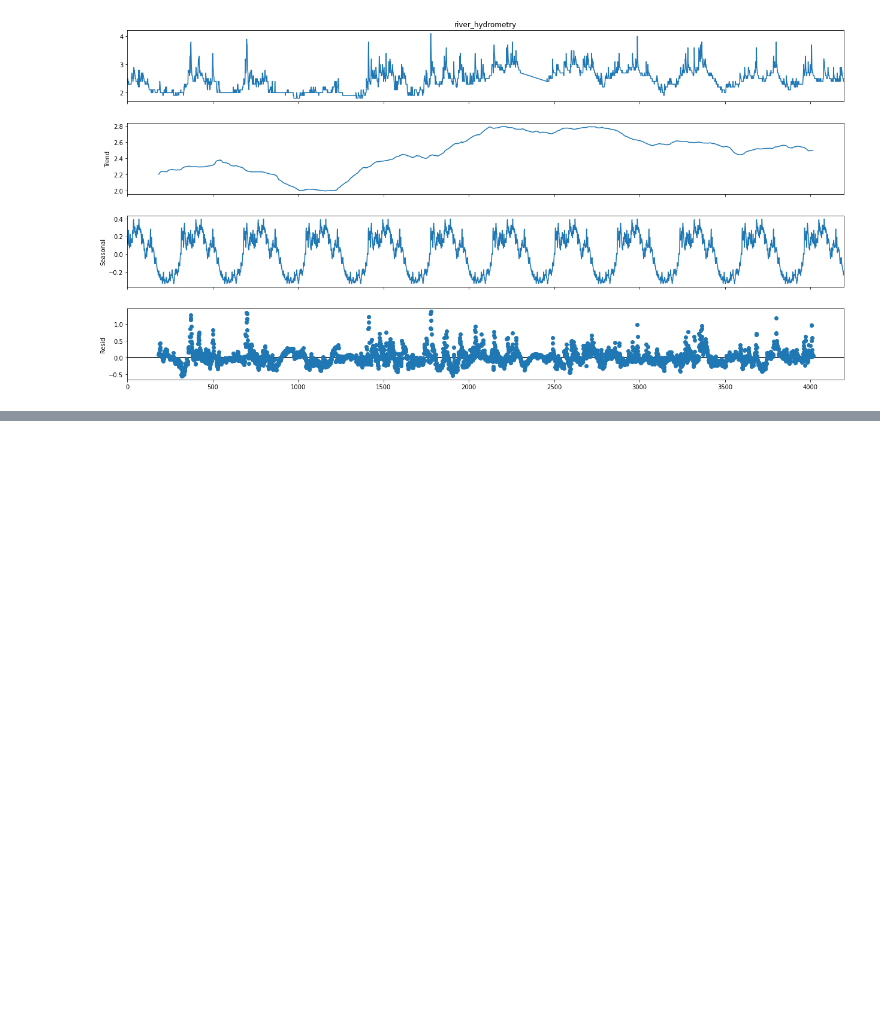
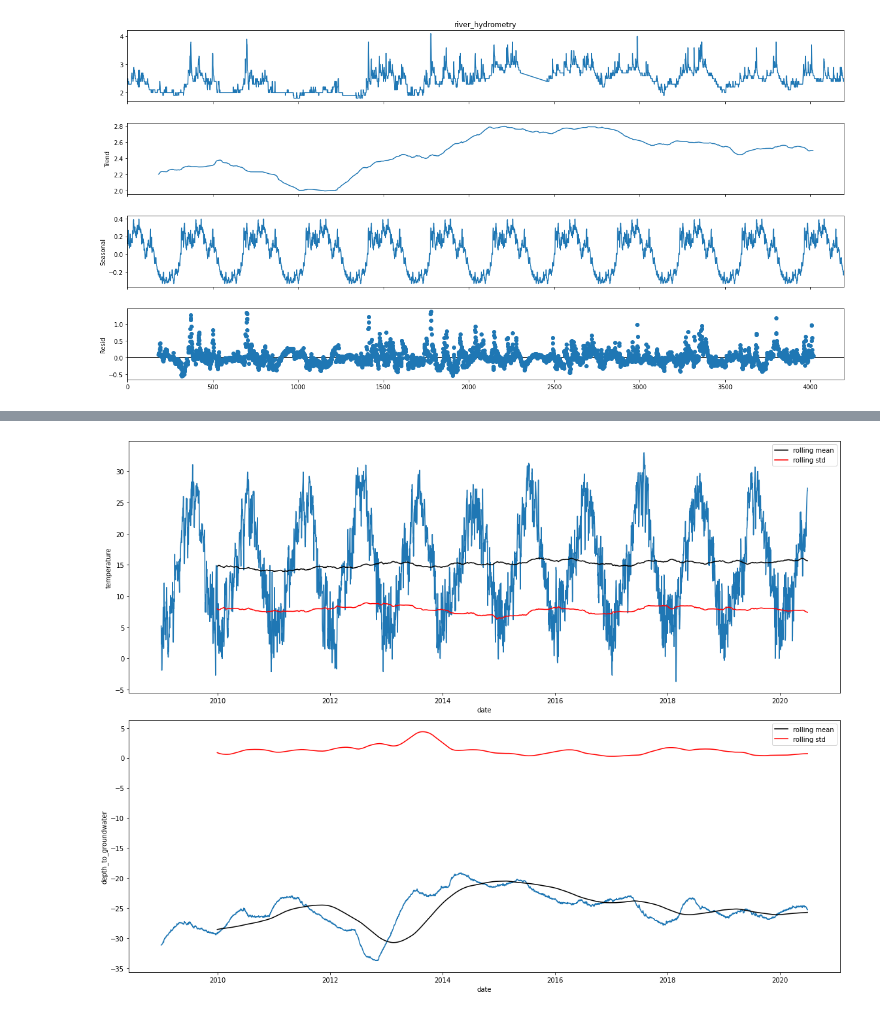
Before and after one commit to chris199713/time_series_analysis, a Jupyter notebook: time_series_analysis.ipynb, the cells around one changed output, grey strips where cells are left out. Saved outputs shown, nothing was run; the diff lists cells and outputs as text; code cells hidden in the pictures; blank space fills up the shorter version.

```diff
--- a/time_series_analysis.ipynb
+++ b/time_series_analysis.ipynb
@@ -242,0 +327,16 @@ for columns in cols_to_decompose:
+# %%
+rolling_window = 365
+
+fig, ax= plt.subplots(nrows = 2, ncols = 1, figsize = (16,12))
+
+sns.lineplot(ax = ax[0], x = df['date'],y = df['temperature'])
+sns.lineplot(x=df['date'], y=df['temperature'].rolling(rolling_window).mean(), ax=ax[0], color='black', label='rolling mean')
+sns.lineplot(x=df['date'], y=df['temperature'].rolling(rolling_window).std(), ax=ax[0], color='red', label='rolling std')
+
+sns.lineplot(ax = ax[1], x = df['date'],y = df['depth_to_groundwater'])
+sns.lineplot(x=df['date'], y=df['depth_to_groundwater'].rolling(rolling_window).mean(), ax=ax[1], color='black', label='rolling mean')
+sns.lineplot(x=df['date'], y=df['depth_to_groundwater'].rolling(rolling_window).std(), ax=ax[1], color='red', label='rolling std')
+
+plt.tight_layout()
+# %% [output]
+[figure, added]
```
Also changed, not shown: parts of 16 cells of this notebook.
